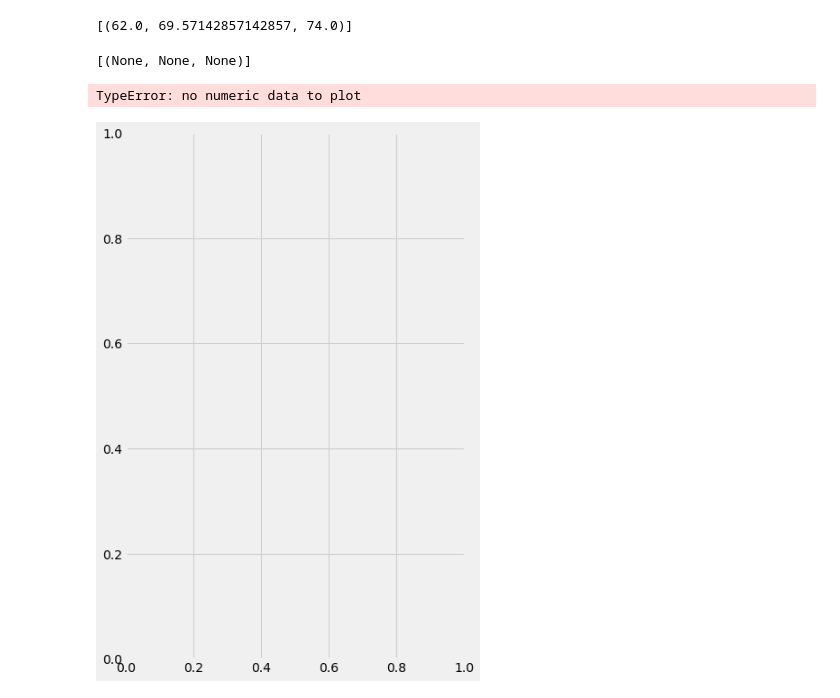
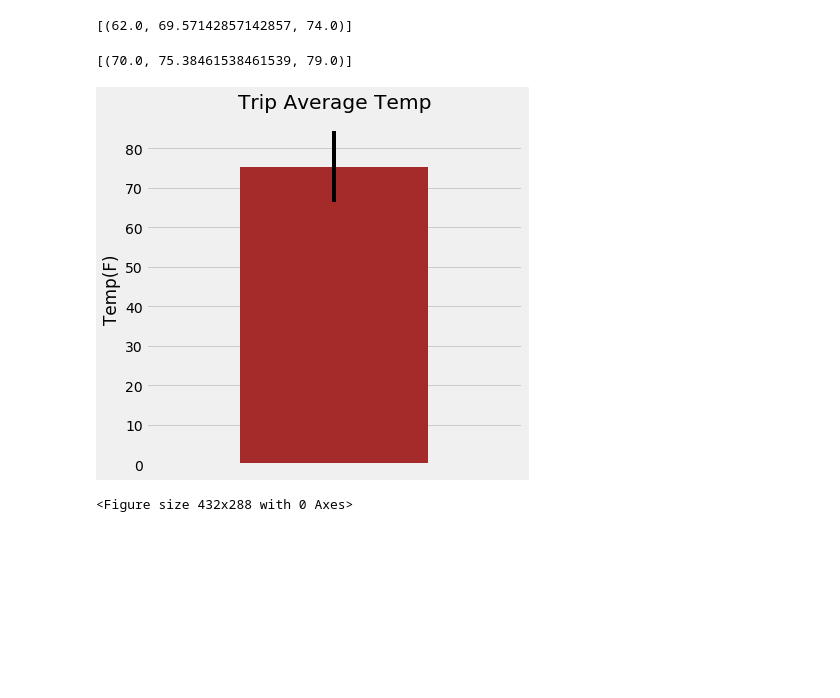
Before and after one commit to j1-aggie/SURFS-UP-sqlalchemy-challenge, a Jupyter notebook: climate_starter.ipynb, the cells around one changed output. Saved outputs shown, nothing was run; the diff lists cells and outputs as text; code cells hidden in the pictures; blank space fills up the shorter version.

```diff
--- a/climate_starter.ipynb
+++ b/climate_starter.ipynb
@@ -232,53 +236,38 @@ def calc_temps(start_date, end_date):
 print(calc_temps('2012-02-28', '2012-03-05'))
 # %% [output]
 [(62.0, 69.57142857142857, 74.0)]
-# %%
-# Use your previous function `calc_temps` to calculate the tmin, tavg, and tmax
-# for your trip using the previous year's data for those same dates.
-# Use your previous function `calc_temps` to calculate the tmin, tavg, and tmax
-# for your trip using the previous year's data for those same dates.
-def calc_temps(start_date, end_date):
-    """TMIN, TAVG, and TMAX for a list of dates.
-
-    Args:
-        start_date (string): A date string in the format %Y-%m-%d
-        end_date (string): A date string in the format %Y-%m-%d
-
-    Returns:
-        TMIN, TAVE, and TMAX
-    """
-
-    return session.query(func.min(Measurement.tobs), func.avg(Measurement.tobs), func.max(Measurement.tobs)).\
-        filter(Measurement.date >= start_date).filter(Measurement.date <= end_date).all()
-
-# function usage example
-temps = calc_temps('2017-1-01', '2017-1-12')
-temps
-# %% [output]
-[(None, None, None)]
+# %%
+# Use your previous function `calc_temps` to calculate the tmin, tavg, and tmax
+# for your trip using the previous year's data for those same dates.
+trip_start_date = dt.date(2017, 5 ,10)
+trip_end_date = dt.date(2017, 5 ,16)
+print(calc_temps(trip_start_date, trip_end_date))
+temps_list = calc_temps(trip_start_date, trip_end_date)
+# %% [output]
+[(70.0, 75.38461538461539, 79.0)]
 # %%
 # Plot the results from your previous query as a bar chart.
 # Use "Trip Avg Temp" as your Title
 # Use the average temperature for the y value
 # Use the peak-to-peak (tmax-tmin) value as the y error bar (yerr)
 # create the dataframe
-df = pd.DataFrame(temps, columns=["t_min", "t_avg", "t_max"])
+df = pd.DataFrame(temps_list, columns=["t_min", "t_avg", "t_max"])
 
 # plot the average temp
-plt.figure(figsize=(6,10))
-ax=df["t_avg"].plot.bar(yerr=(df["t_max"]-df["t_min"]), color="orange")
+plt.figure(figsize=(6,6))
+ax=df["t_avg"].plot.bar(yerr=(df["t_max"]-df["t_min"]), color="brown")
 plt.title("Trip Average Temp")
 plt.ylabel("Temp(F)")
 ax.axes.get_xaxis().set_visible(False)
 plt.show()
 
 # Save the plot
 plt.tight_layout()
 plt.savefig("Images/avg_temp.png")
 plt.show()
 # %% [output]
+[figure, new version]
-TypeError: no numeric data to plot
+<Figure size 432x288 with 0 Axes>
-[figure, old version]
 # %%
 # Calculate the total amount of rainfall per weather station for your trip dates using the previous year's matching dates.
 # Sort this in descending order by precipitation amount and list the station, name, latitude, longitude, and elevation
```
Also changed, not shown: parts of 24 cells of this notebook, 5 other files.
